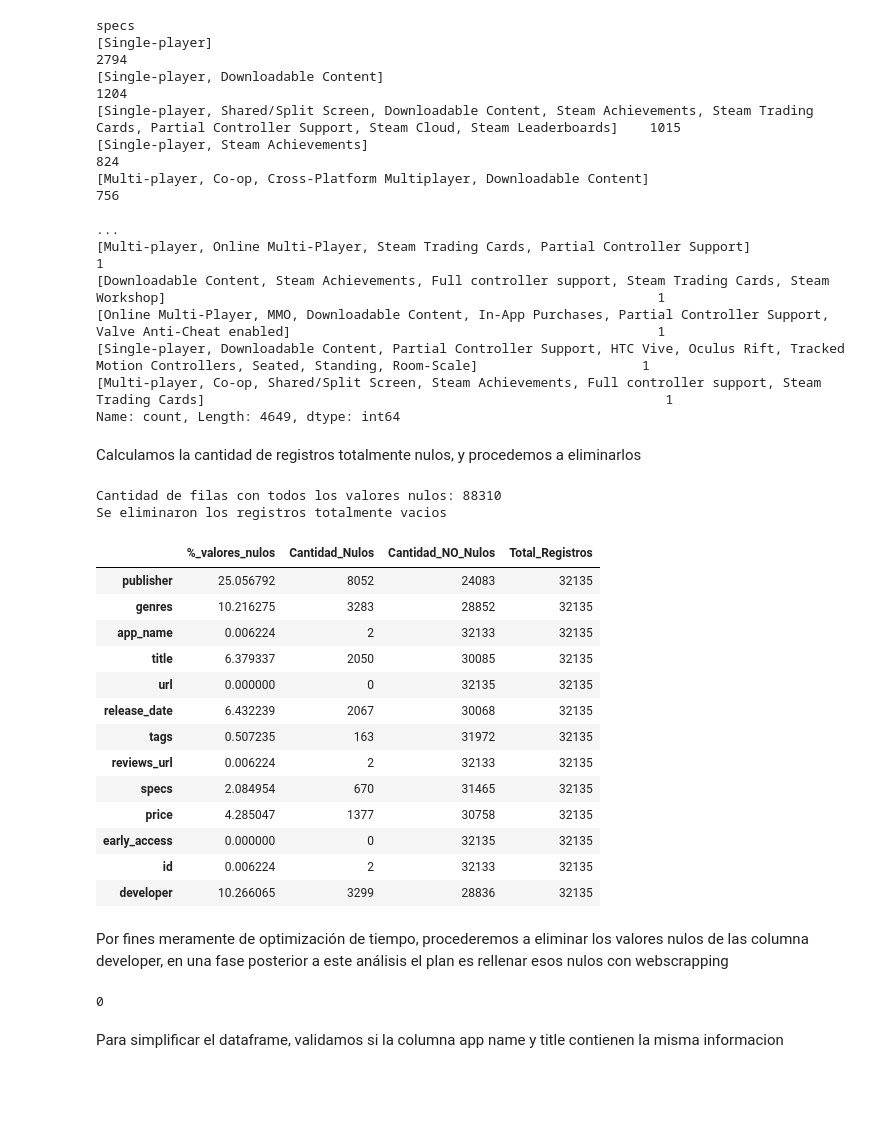
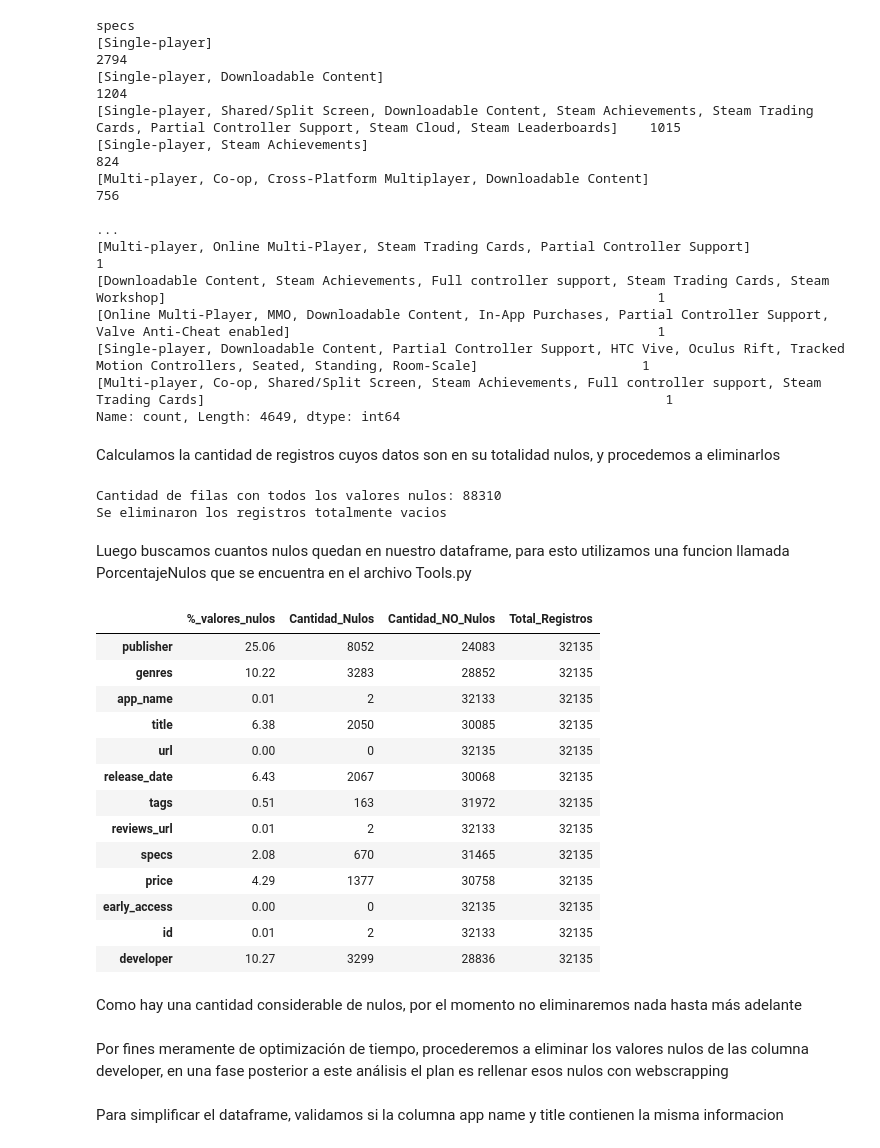
Before and after one commit to priscilamuniz/PI_STEAM, a Jupyter notebook: 01a_ETL_games.ipynb, the cells around one changed output. Cells and saved outputs as stored; diff of their text form; code cells hidden in the pictures; blank space fills up the shorter version.

```diff
--- a/01a_ETL_games.ipynb
+++ b/01a_ETL_games.ipynb
@@ -113,5 +101,5 @@ specs
 [Multi-player, Co-op, Shared/Split Screen, Steam Achievements, Full controller support, Steam Trading Cards]                                                           1
 Name: count, Length: 4649, dtype: int64
 # %% [markdown]
-Calculamos la cantidad de registros totalmente nulos, y procedemos a eliminarlos
+Calculamos la cantidad de registros cuyos datos son en su totalidad nulos, y procedemos a eliminarlos
 # %%
@@ -125,37 +113,32 @@ else:
 # %% [output]
 Cantidad de filas con todos los valores nulos: 88310
 Se eliminaron los registros totalmente vacios
-# %%
-porcentaje_nulos = df_juegos2.isnull().sum() / len(df_juegos2) * 100
-
-df_nulos = pd.DataFrame(porcentaje_nulos, columns=['%_valores_nulos'])
-df_nulos['Cantidad_Nulos'] = df_juegos2.isnull().sum()
-df_nulos['Cantidad_NO_Nulos'] = df_juegos2.count()
-df_nulos['Total_Registros'] = len(df_juegos2)
-df_nulos
-# %% [output]
-|  | %_valores_nulos | Cantidad_Nulos | Cantidad_NO_Nulos | Total_Registros |
-| publisher | 25.056792 | 8052 | 24083 | 32135 |
-| genres | 10.216275 | 3283 | 28852 | 32135 |
-| app_name | 0.006224 | 2 | 32133 | 32135 |
-| title | 6.379337 | 2050 | 30085 | 32135 |
-| url | 0.000000 | 0 | 32135 | 32135 |
-| release_date | 6.432239 | 2067 | 30068 | 32135 |
-| tags | 0.507235 | 163 | 31972 | 32135 |
-| reviews_url | 0.006224 | 2 | 32133 | 32135 |
-| specs | 2.084954 | 670 | 31465 | 32135 |
-| price | 4.285047 | 1377 | 30758 | 32135 |
-| early_access | 0.000000 | 0 | 32135 | 32135 |
-| id | 0.006224 | 2 | 32133 | 32135 |
-| developer | 10.266065 | 3299 | 28836 | 32135 |
+# %% [markdown]
+Luego buscamos cuantos nulos quedan en nuestro dataframe, para esto utilizamos una funcion llamada PorcentajeNulos que se encuentra en el archivo Tools.py
+# %%
+nulos = t.PorcentajeNulos(df_juegos2)
+nulos
+# %% [output]
+|  | %_valores_nulos | Cantidad_Nulos | Cantidad_NO_Nulos | Total_Registros |
+| publisher | 25.06 | 8052 | 24083 | 32135 |
+| genres | 10.22 | 3283 | 28852 | 32135 |
+| app_name | 0.01 | 2 | 32133 | 32135 |
+| title | 6.38 | 2050 | 30085 | 32135 |
+| url | 0.00 | 0 | 32135 | 32135 |
+| release_date | 6.43 | 2067 | 30068 | 32135 |
+| tags | 0.51 | 163 | 31972 | 32135 |
+| reviews_url | 0.01 | 2 | 32133 | 32135 |
+| specs | 2.08 | 670 | 31465 | 32135 |
+| price | 4.29 | 1377 | 30758 | 32135 |
+| early_access | 0.00 | 0 | 32135 | 32135 |
+| id | 0.01 | 2 | 32133 | 32135 |
+| developer | 10.27 | 3299 | 28836 | 32135 |
+# %% [markdown]
+Como hay una cantidad considerable de nulos, por el momento no eliminaremos nada hasta más adelante
 # %% [markdown]
 Por fines meramente de optimización de tiempo, procederemos a eliminar los valores nulos de las columna developer, en una fase posterior a este análisis el plan es rellenar esos nulos con webscrapping
 # %%
 df_juegos2 = df_juegos2.dropna(subset=['developer'], axis=0)
-# %%
-df_juegos2['developer'].isnull().sum()                                                          #validamos que se hayan eliminado los nulos
-# %% [output]
-0
 # %% [markdown]
 Para simplificar el dataframe, validamos si la columna app name y title contienen la misma informacion
 # %%
```
Also changed, not shown: parts of 21 cells of this notebook.
